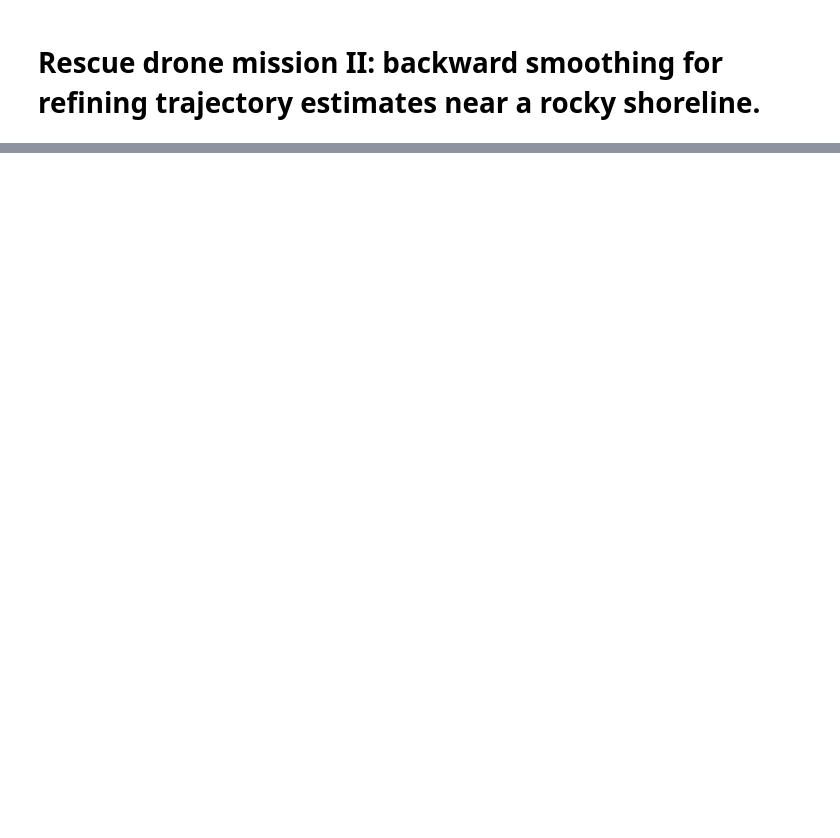
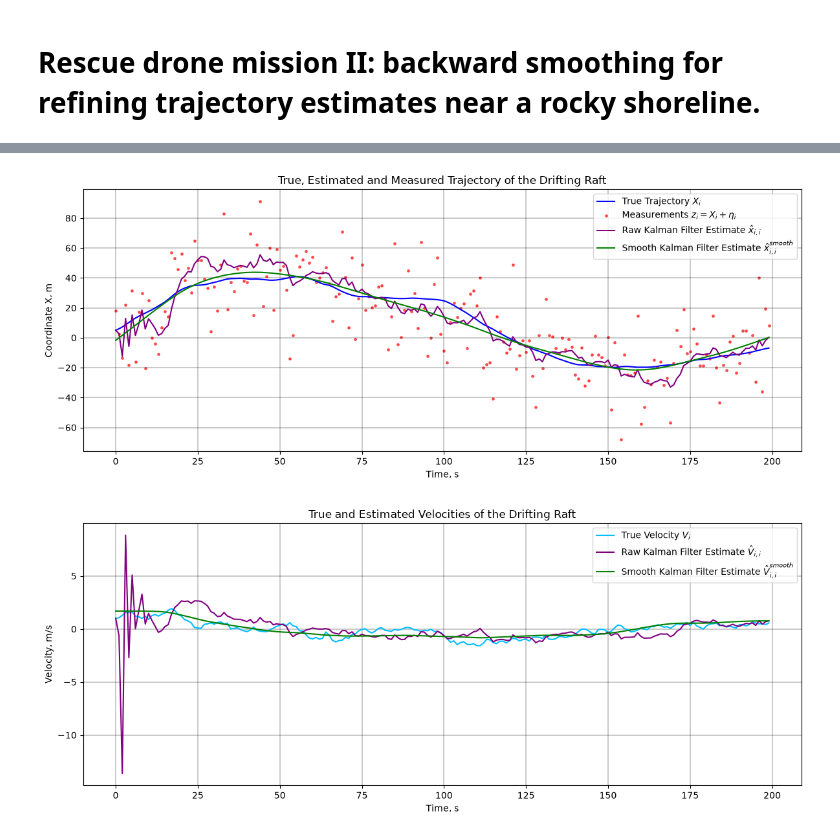
Before and after one commit to VladZg/Experimental-data-processing, a Jupyter notebook: task9/assignment9.ipynb, the cells around one changed output, grey strips where cells are left out. Saved outputs shown, nothing was run; the diff lists cells and outputs as text; code cells hidden in the pictures; blank space fills up the shorter version.

```diff
--- a/task9/assignment9.ipynb
+++ b/task9/assignment9.ipynb
@@ -59,0 +140,55 @@ plt.show()
+# %%
+# perform backward smoothing of the filtered estimates
+def run_backward_smoothing(x_filt, p_filt, p_pred, phi):
+    n = x_filt.shape[0] - 1
+    x_smooth = np.zeros_like(x_filt)
+    p_smooth = np.zeros_like(p_filt)
+    a = np.zeros((n, 2, 2))
+
+    x_smooth[n] = x_filt[n]
+    p_smooth[n] = p_filt[n]
+
+    for i in range(n - 1, -1, -1):
+        a[i] = p_filt[i] @ phi.T @ np.linalg.inv(p_pred[i + 1])
+        x_smooth[i] = x_filt[i] + a[i] @ (x_smooth[i + 1] - phi @ x_filt[i])
+        p_smooth[i] = p_filt[i] + a[i] @ (p_smooth[i + 1] - p_pred[i + 1]) @ a[i].T
+
+    return x_smooth, p_smooth
+# %%
+# apply Kalman filtering
+x_pred, p_pred, x_filt, p_filt, _ = kalman_filter(measured_trajectory_raft, PHI, H, Q, R, X_0_0, P_0_0)
+
+# apply backward smoothing of the filtered estimates
+x_smooth, _ = run_backward_smoothing(x_filt, p_filt, p_pred, PHI)
+
+# plot the raw filtered estimates and the smoothed estimates, alongside the true and measured trajectories
+steps = np.arange(true_trajectory_raft.size * T, step = T)
+fig, ax = plt.subplots(figsize=(12, 5))
+ax.plot(steps, true_trajectory_raft, color="blue", linewidth=1.5, label="True Trajectory $X_i$")
+ax.scatter(steps, measured_trajectory_raft, color="red", s=6, alpha=0.6, label="Measurements $z_i = X_i + \\eta_i$")
+ax.plot(steps, x_filt[:, 0, 0], color="purple", linewidth=1.5, label="Raw Kalman Filter Estimate $\\hat{x}_{i,i}$")
+ax.plot(steps, x_smooth[:, 0, 0], color="green", linewidth=1.5, label="Smooth Kalman Filter Estimate $\\hat{x}^{smooth}_{i,i}$")
+ax.set_title("True, Estimated and Measured Trajectory of the Drifting Raft")
+ax.set_xlabel("Time, s")
+ax.set_ylabel("Coordinate X, m")
+ax.grid(True, color="black", linewidth=0.3)
+ax.legend(frameon=True)
+fig.tight_layout()
+plt.show()
+
+# plot the raw filtered estimates and the smoothed estimates, alongside the true velocities
+steps = np.arange(true_trajectory_raft.size * T, step = T)
+fig, ax = plt.subplots(figsize=(12, 5))
+ax.plot(steps, true_velocity_raft, color="deepskyblue", linewidth=1.5, label="True Velocity $V_i$")
+ax.plot(steps, x_filt[:, 1, 0], color="purple", linewidth=1.5, label="Raw Kalman Filter Estimate $\\hat{V}_{i,i}$")
+ax.plot(steps, x_smooth[:, 1, 0], color="green", linewidth=1.5, label="Smooth Kalman Filter Estimate $\\hat{V}^{smooth}_{i,i}$")
+ax.set_title("True and Estimated Velocities of the Drifting Raft")
+ax.set_xlabel("Time, s")
+ax.set_ylabel("Velocity, m/s")
+ax.grid(True, color="black", linewidth=0.3)
+ax.legend(frameon=True)
+fig.tight_layout()
+plt.show()
+# %% [output]
+[figure, added]
+[figure, added]
```
Also changed, not shown: parts of 7 cells of this notebook, 5 other files.
